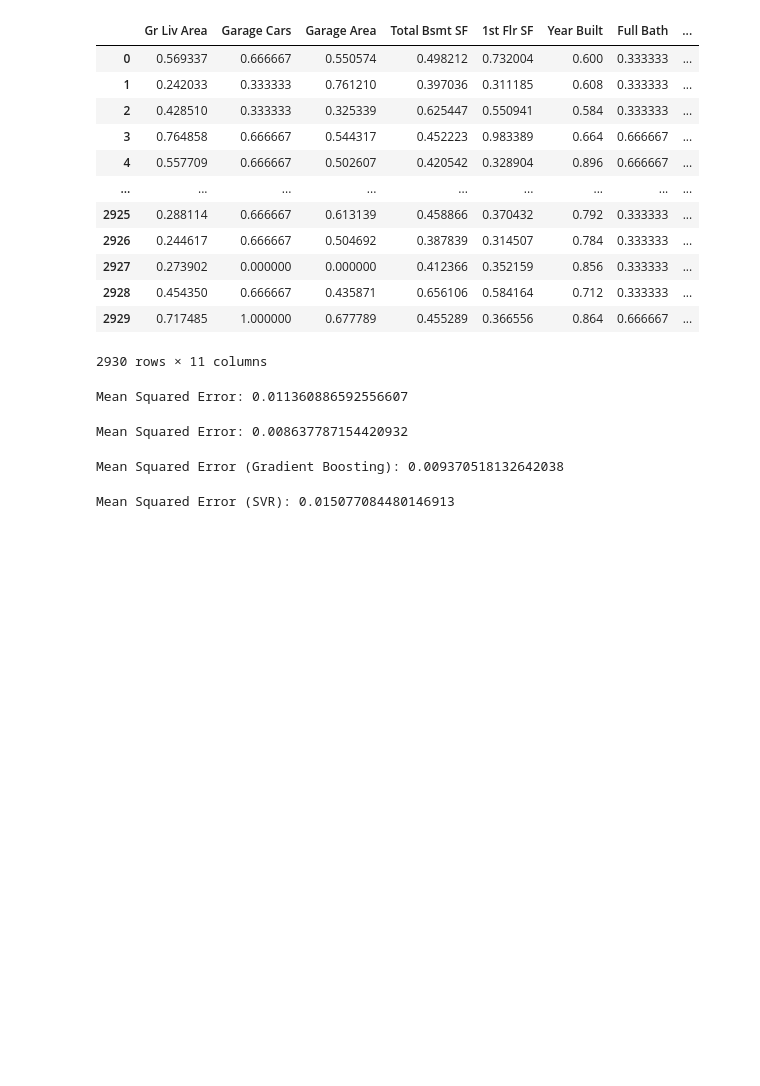
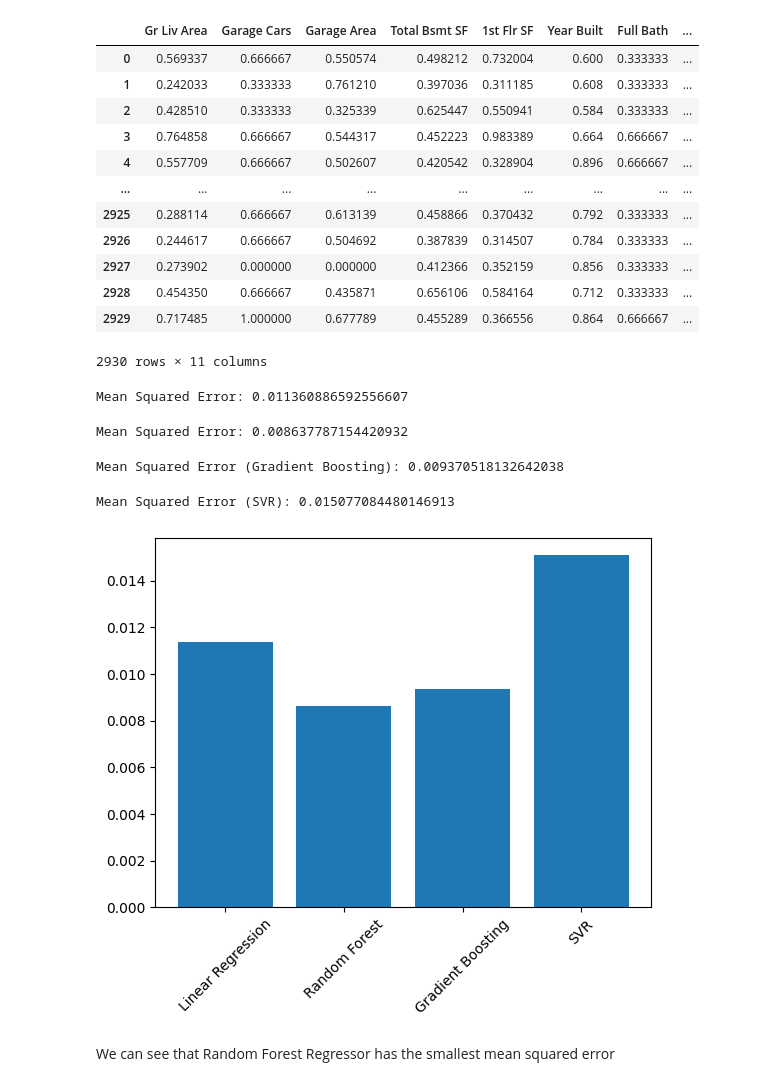
Before and after one commit to Franek729/HousePricesAnalysis, a Jupyter notebook: Modelling.ipynb, the cells around one changed output. Cells and saved outputs as stored; diff of their text form; code cells hidden in the pictures; blank space fills up the shorter version.

```diff
--- a/Modelling.ipynb
+++ b/Modelling.ipynb
@@ -36,6 +36,7 @@ X_train, X_test, y_train, y_test = train_test_split(X, y, test_size=0.2, random_
 model = LinearRegression()
 scores = cross_val_score(model, X_train, y_train, cv=5, scoring='neg_mean_squared_error')
 print("Mean Squared Error:", -scores.mean())
+LinearRegressionMSE = -scores.mean()
 # %% [output]
 Mean Squared Error: 0.011360886592556607
 # %%
@@ -49,6 +50,7 @@ y_pred = rf_regressor.predict(X_test)
 
 mse = mean_squared_error(y_test, y_pred)
 print(f"Mean Squared Error: {mse}")
+RandomForestMSE = mse
 # %% [output]
 Mean Squared Error: 0.008637787154420932
 # %%
@@ -62,6 +64,7 @@ y_pred = gb_regressor.predict(X_test)
 
 mse = mean_squared_error(y_test, y_pred)
 print(f"Mean Squared Error (Gradient Boosting): {mse}")
+GradientBoostingMSE = mse
 # %% [output]
 Mean Squared Error (Gradient Boosting): 0.009370518132642038
 # %%
@@ -80,5 +83,15 @@ y_pred = svr.predict(X_test_scaled)
 
 mse = mean_squared_error(y_test, y_pred)
 print(f"Mean Squared Error (SVR): {mse}")
+SVRMSE = mse
 # %% [output]
 Mean Squared Error (SVR): 0.015077084480146913
+# %%
+dict = {'Linear Regression': LinearRegressionMSE, 'Random Forest': RandomForestMSE, 'Gradient Boosting': GradientBoostingMSE, 'SVR': SVRMSE}
+plt.bar(range(len(dict)), list(dict.values()), align='center')
+plt.xticks(range(len(dict)), list(dict.keys()), rotation=45)
+plt.show()
+# %% [output]
+[figure, added]
+# %% [markdown]
+We can see that Random Forest Regressor has the smallest mean squared error
```
Also changed, not shown: 1 other file.
